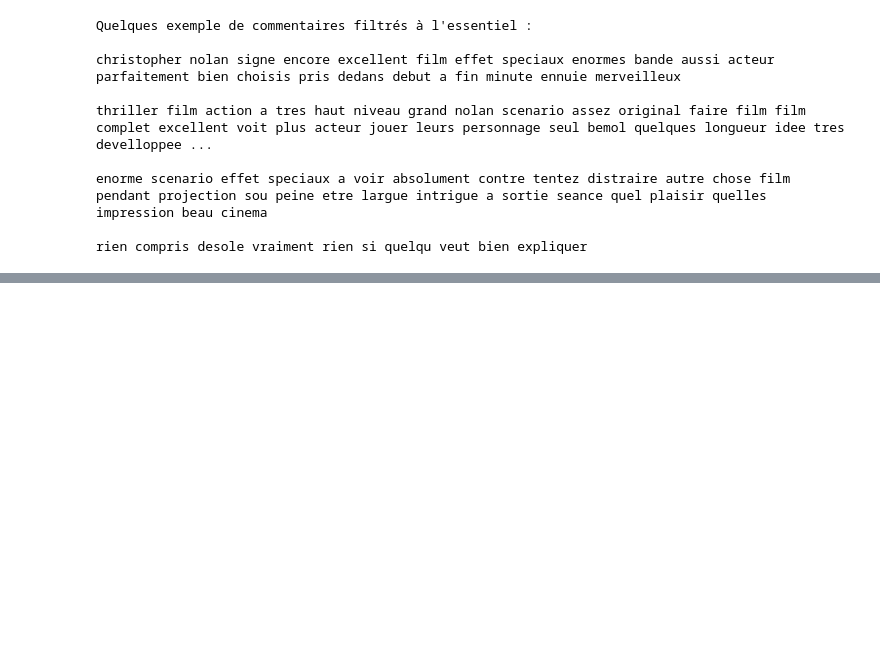
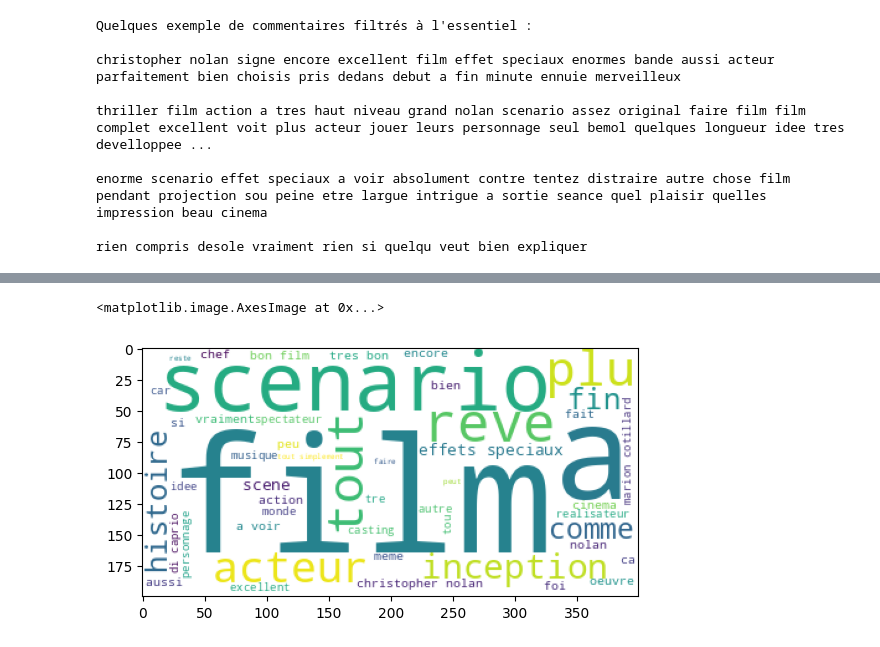
Before and after one commit to basileguerin/Brief_NLP, a Jupyter notebook: Brief_NLP.ipynb, the cells around one changed output, grey strips where cells are left out. Drawn from its saved outputs; the diff is of its cells as text; code cells hidden in the pictures; blank space fills up the shorter version.

```diff
--- a/Brief_NLP.ipynb
+++ b/Brief_NLP.ipynb
@@ -189,0 +222,6 @@ tfidf = TfidfVectorizer(ngram_range=(1, 3))
+# %%
+wordcloud_pos = WordCloud(background_color='white', max_words=50, stopwords=stopwords.words('french')).generate(text_positif)
+plt.imshow(wordcloud_pos)
+# %% [output]
+<matplotlib.image.AxesImage at 0x...>
+[figure, added]
```
Also changed, not shown: parts of 37 cells of this notebook.
